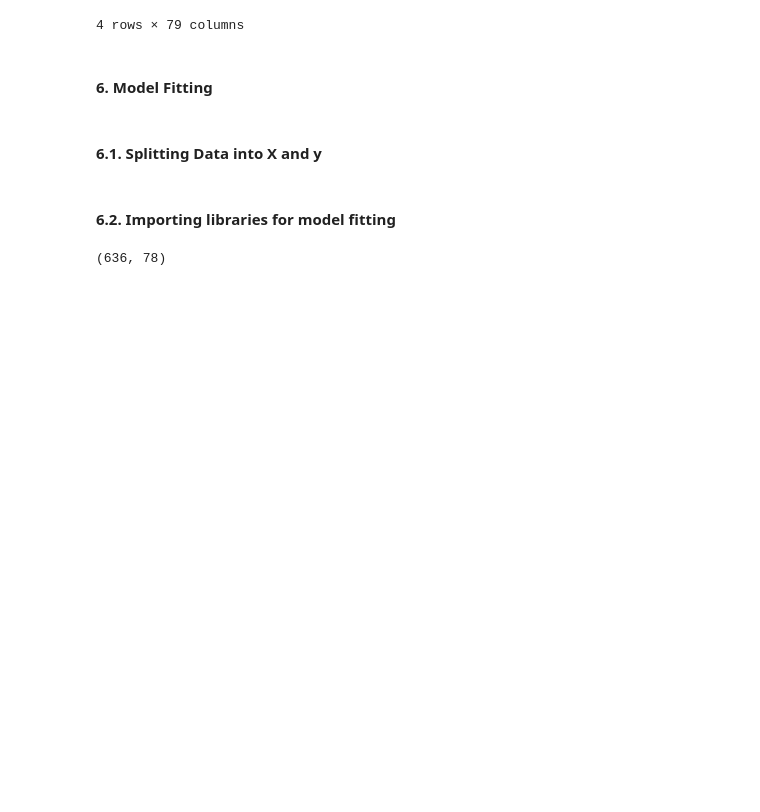
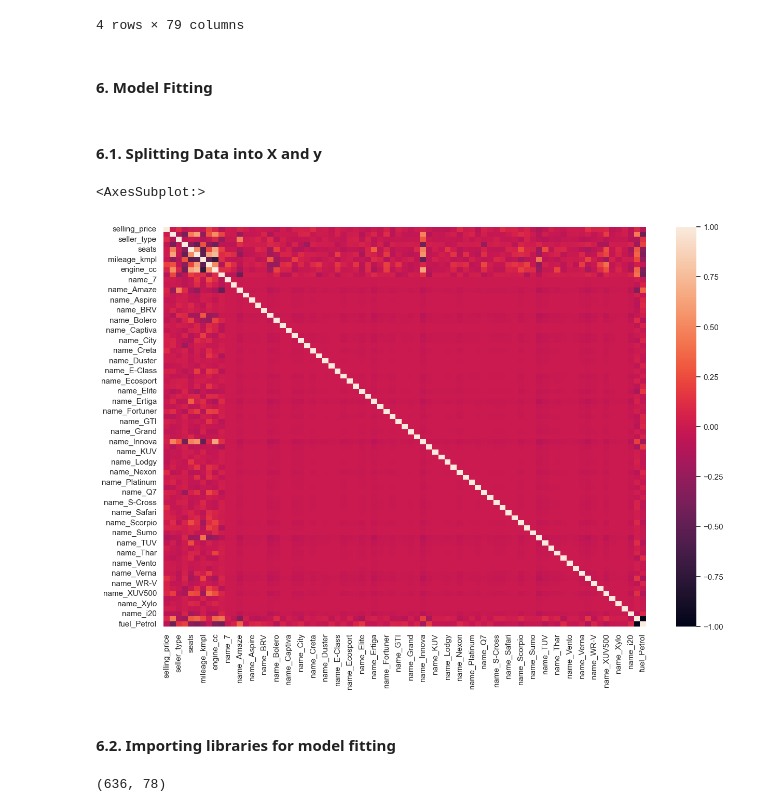
Before and after one commit to utkarshbelkhede/LeastSquare, a Jupyter notebook: notebook/LeastSquare.ipynb, the cells around one changed output. Cells and saved outputs as stored; diff of their text form; code cells hidden in the pictures; blank space fills up the shorter version.

```diff
--- a/notebook/LeastSquare.ipynb
+++ b/notebook/LeastSquare.ipynb
@@ -337,6 +337,12 @@ df1.sample(4)
 #### 6. Model Fitting
 # %% [markdown]
 #### 6.1. Splitting Data into X and y
+# %%
+import seaborn as sns
+sns.heatmap(df1.corr())
+# %% [output]
+<AxesSubplot:>
+[figure, added]
 # %%
 X = df1.drop(columns =['selling_price'])
 y = df1['selling_price']
```
Also changed, not shown: parts of 1 cell of this notebook.
